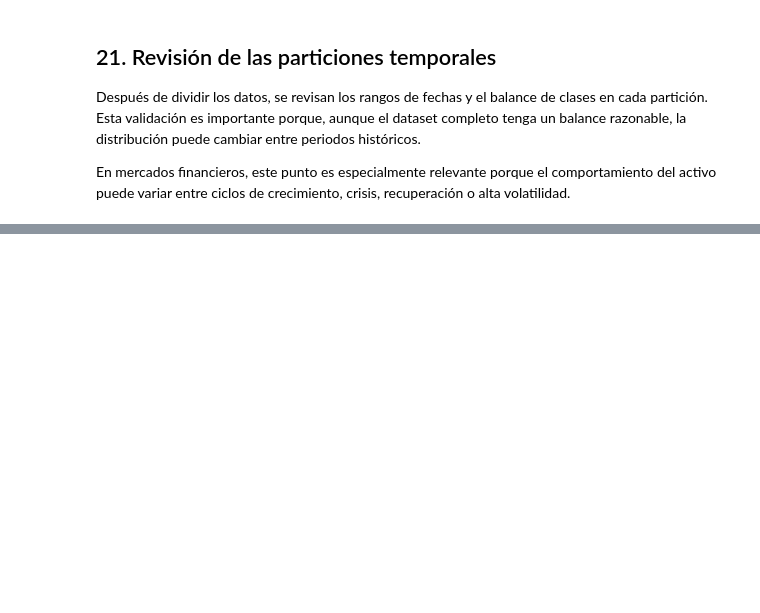
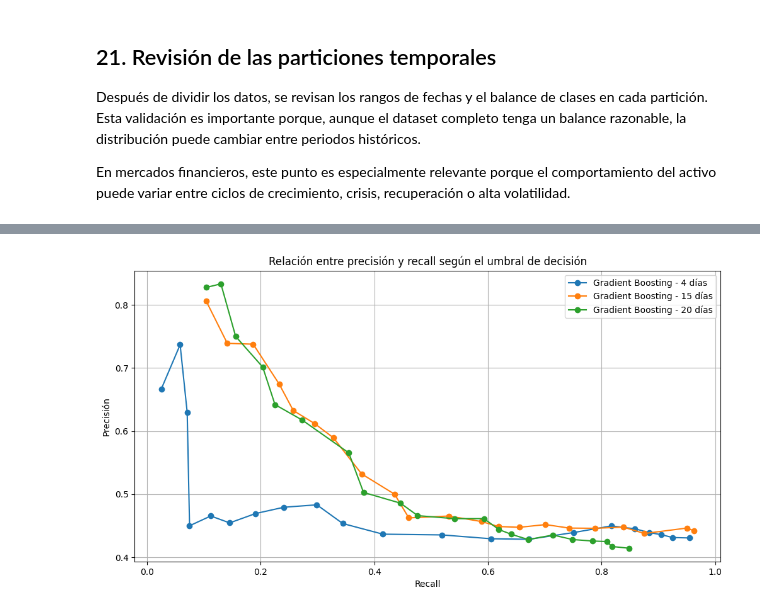
Before and after one commit to OrozcoJacobo/Proyecto_Final_AP, a Jupyter notebook: code/notebooks/modelos.ipynb, the cells around one changed output, grey strips where cells are left out. Drawn from its saved outputs; the diff is of its cells as text; code cells hidden in the pictures; blank space fills up the shorter version.

Commit message:
feat: evaluar umbrales de decision para señales de inversion

```diff
--- a/code/notebooks/modelos.ipynb
+++ b/code/notebooks/modelos.ipynb
@@ -1289,0 +1744,24 @@ En mercados financieros, este punto es especialmente relevante porque el comport
+# %%
+plt.figure(figsize=(12, 6))
+
+for horizonte_dias in sorted(resultados_umbrales["horizonte_dias"].unique()):
+    datos_horizonte = resultados_umbrales[
+        (resultados_umbrales["horizonte_dias"] == horizonte_dias)
+        & (resultados_umbrales["modelo"] == "gradient_boosting")
+    ]
+
+    plt.plot(
+        datos_horizonte["recall"],
+        datos_horizonte["precision"],
+        marker="o",
+        label=f"Gradient Boosting - {horizonte_dias} días",
+    )
+
+plt.title("Relación entre precisión y recall según el umbral de decisión")
+plt.xlabel("Recall")
+plt.ylabel("Precisión")
+plt.grid(True)
+plt.legend()
+plt.show()
+# %% [output]
+[figure, added]
```
Also changed, not shown: parts of 15 cells of this notebook.
